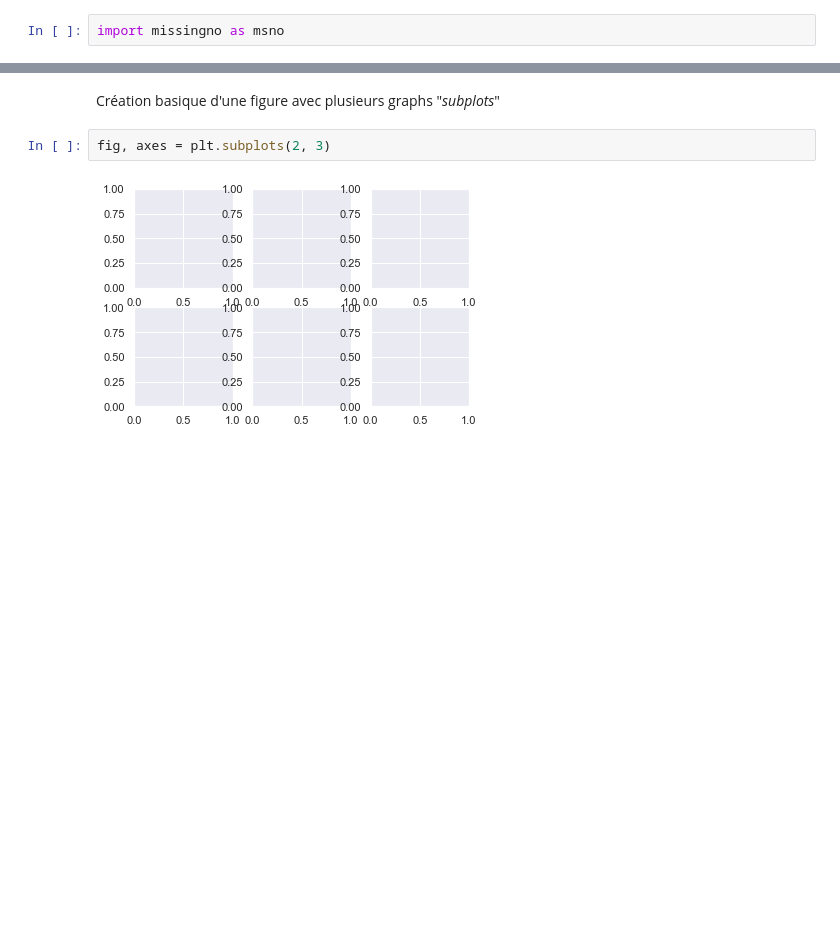
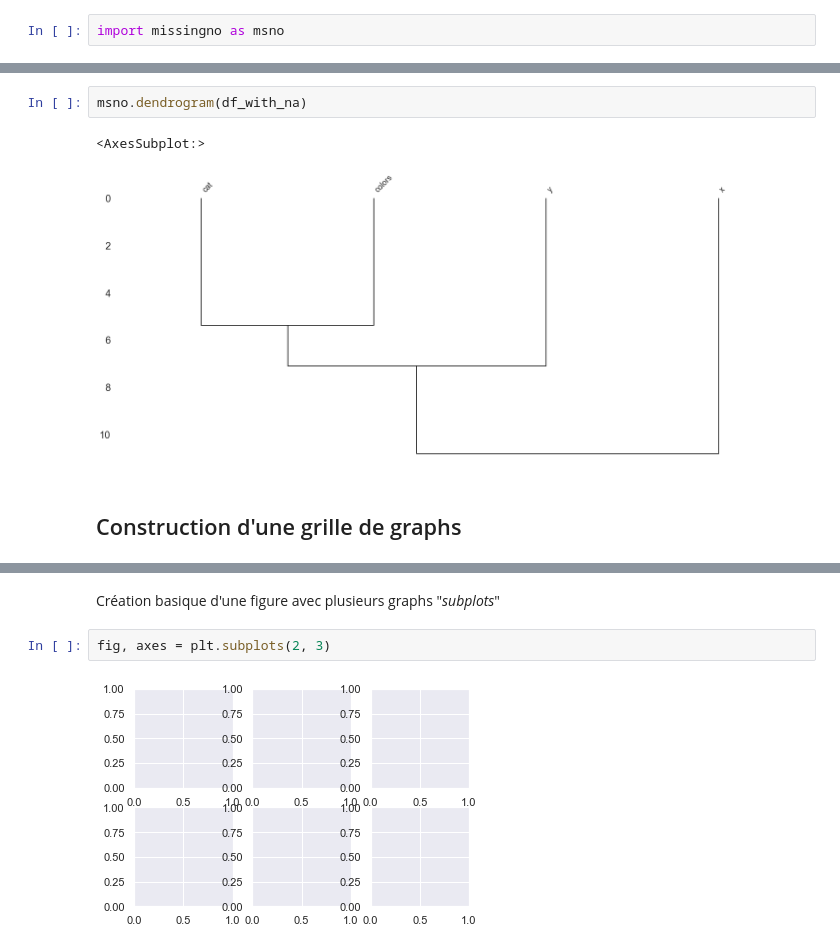
Before and after one commit to AlexisBogroff/data_viz_python_1_day, a Jupyter notebook: src/cours_partie_1.ipynb, the cells around one changed output, grey strips where cells are left out. Saved outputs shown, nothing was run; the diff lists cells and outputs as text; blank space fills up the shorter version.

```diff
--- a/src/cours_partie_1.ipynb
+++ b/src/cours_partie_1.ipynb
@@ -269,0 +308,7 @@ import missingno as msno
+# %%
+msno.dendrogram(df_with_na)
+# %% [output]
+<AxesSubplot:>
+[figure, added]
+# %% [markdown]
+## Construction d'une grille de graphs
```
Also changed, not shown: parts of 41 cells of this notebook, 1 other file.
